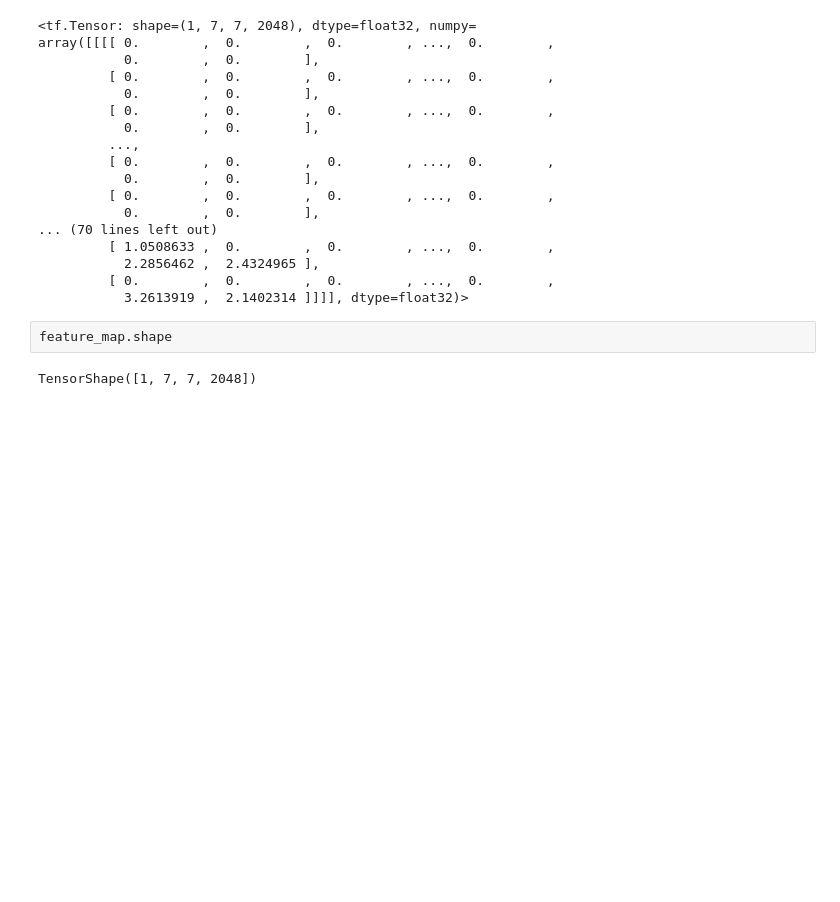
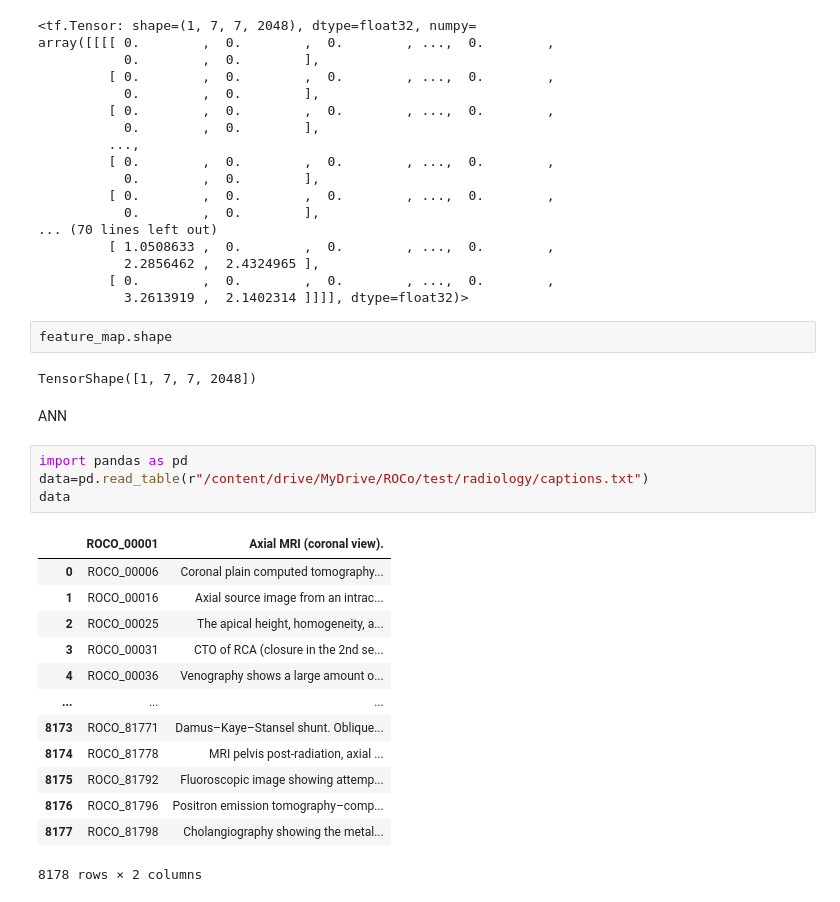
Before and after one commit to SpringBoard795/PicasoPhrase_Infosys_Internship_Nov2024, a Jupyter notebook: Soundarya/Model_building.ipynb, the cells around one changed output. Saved outputs shown, nothing was run; the diff lists cells and outputs as text; blank space fills up the shorter version.

```diff
--- a/Soundarya/Model_building.ipynb
+++ b/Soundarya/Model_building.ipynb
@@ -250,3 +250,23 @@ array([[[[ 0.        ,  0.        ,  0.        , ...,  0.        ,
 feature_map.shape
 # %% [output]
 TensorShape([1, 7, 7, 2048])
+# %% [markdown]
+ANN
+# %%
+import pandas as pd
+data=pd.read_table(r"/content/drive/MyDrive/ROCo/test/radiology/captions.txt")
+data
+# %% [output]
+|  | ROCO_00001 | Axial MRI (coronal view). |
+| 0 | ROCO_00006 | Coronal plain computed tomography... |
+| 1 | ROCO_00016 | Axial source image from an intrac... |
+| 2 | ROCO_00025 | The apical height, homogeneity, a... |
+| 3 | ROCO_00031 | CTO of RCA (closure in the 2nd se... |
+| 4 | ROCO_00036 | Venography shows a large amount o... |
+| ... | ... | ... |
+| 8173 | ROCO_81771 | Damus–Kaye–Stansel shunt. Oblique... |
+| 8174 | ROCO_81778 | MRI pelvis post-radiation, axial ... |
+| 8175 | ROCO_81792 | Fluoroscopic image showing attemp... |
+| 8176 | ROCO_81796 | Positron emission tomography–comp... |
+| 8177 | ROCO_81798 | Cholangiography showing the metal... |
+8178 rows × 2 columns
```
Also changed, not shown: parts of 36 cells of this notebook.
